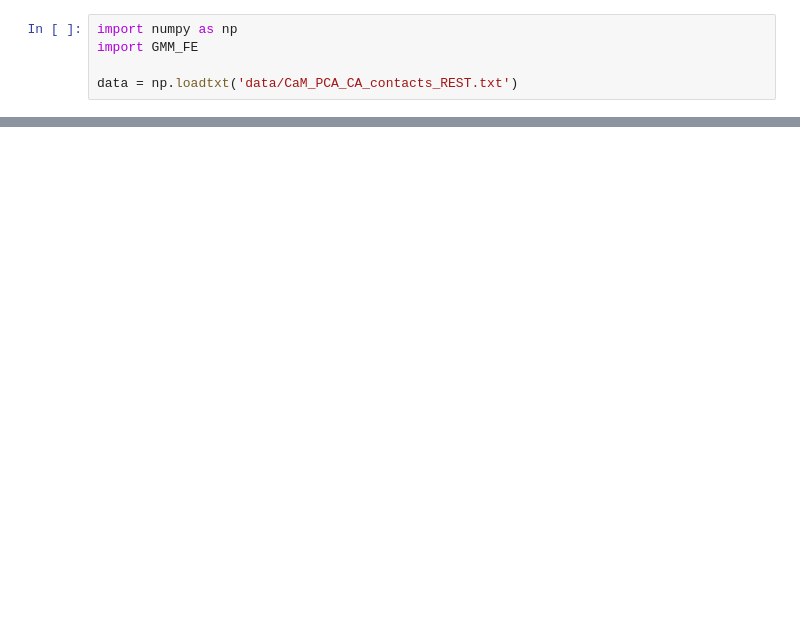
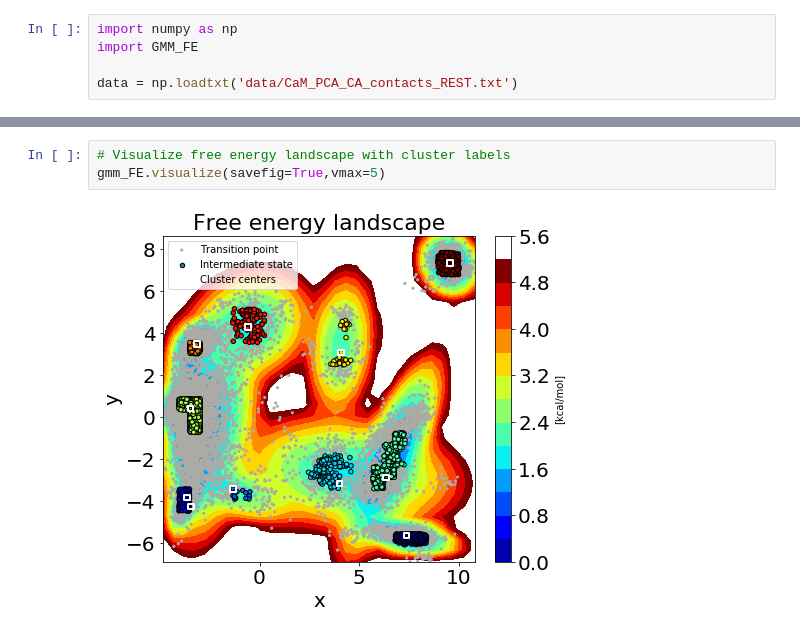
Before and after one commit to anniewesterlund/InfleCS-free-energy-clustering-tutorial, a Jupyter notebook: GMM_free_energy_clustering_tutorial.ipynb, the cells around one changed output, grey strips where cells are left out. Drawn from its saved outputs; the diff is of its cells as text; blank space fills up the shorter version.

```diff
--- a/GMM_free_energy_clustering_tutorial.ipynb
+++ b/GMM_free_energy_clustering_tutorial.ipynb
@@ -32,0 +44,5 @@ gmm_FE.visualize(savefig=False,vmax=5)
+# %%
+# Visualize free energy landscape with cluster labels
+gmm_FE.visualize(savefig=True,vmax=5)
+# %% [output]
+[figure, added]
```
Also changed, not shown: parts of 6 cells of this notebook, 3 other files.
